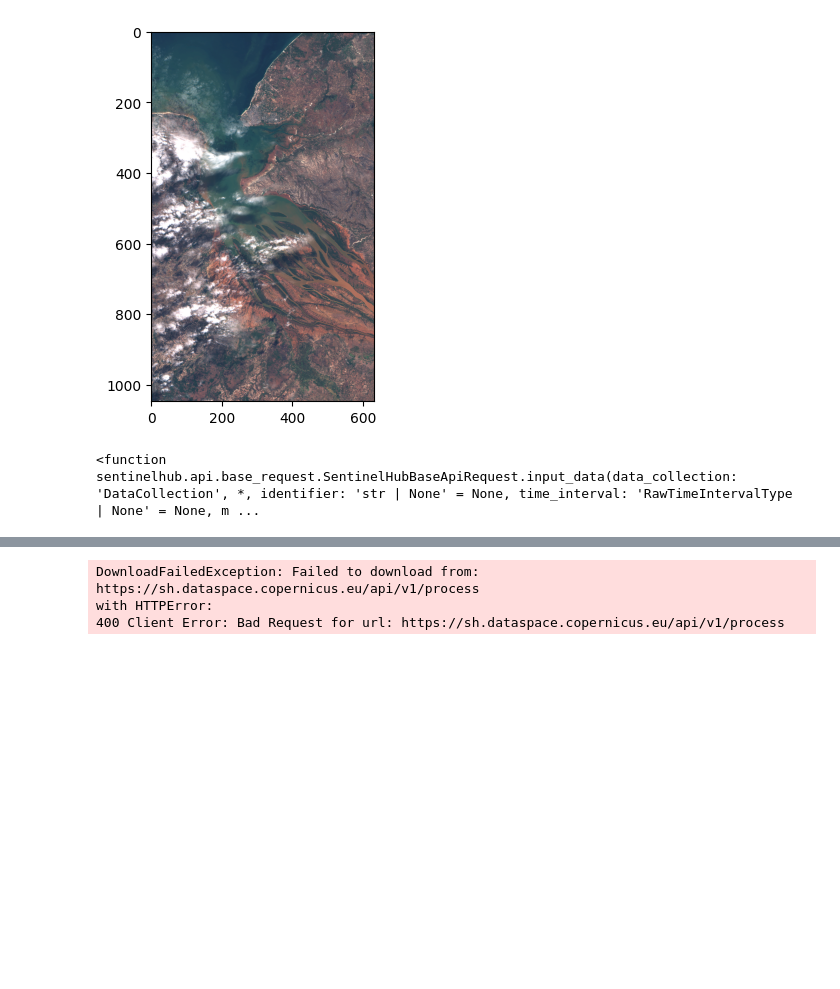
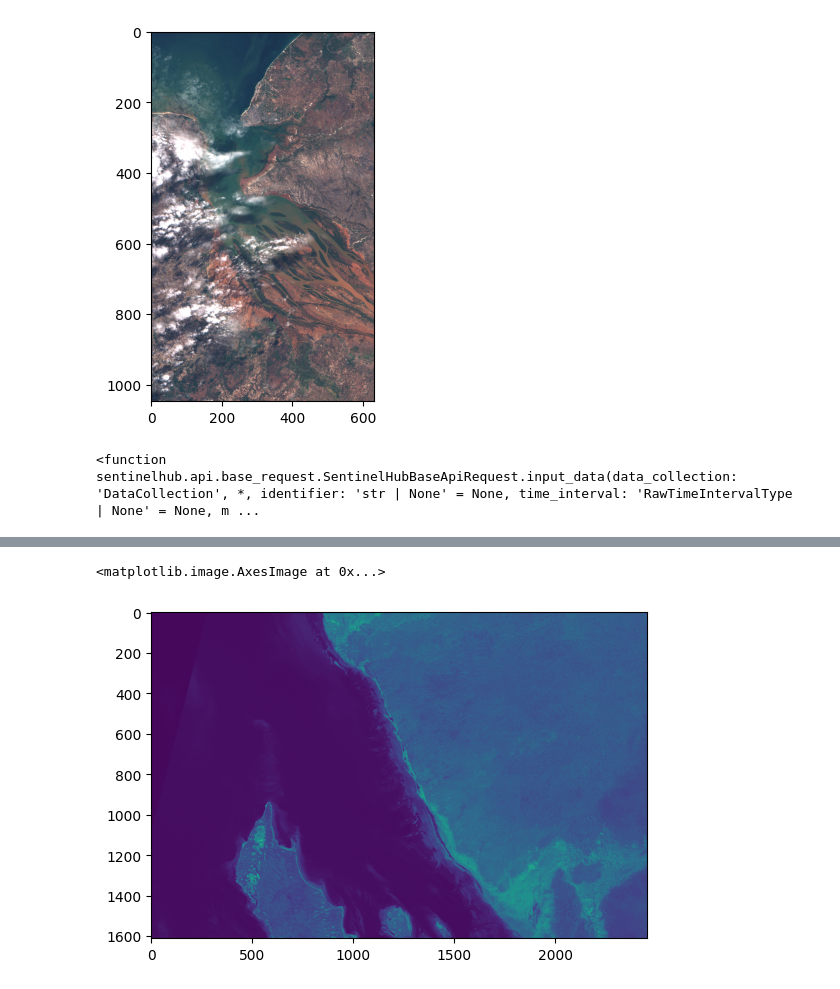
Before and after one commit to irr-github/sat-data, a Jupyter notebook: examples/sentinelhub_example.ipynb, the cells around one changed output, grey strips where cells are left out. Drawn from its saved outputs; the diff is of its cells as text; code cells hidden in the pictures; blank space fills up the shorter version.

```diff
--- a/examples/sentinelhub_example.ipynb
+++ b/examples/sentinelhub_example.ipynb
@@ -47,16 +49,14 @@ Clipping input data to the valid range for imshow with RGB data ([0..1] for floa
 # %%
-test_script = gen_eval_script(["B02", "B03", "B04"])
-pprint(test_script)
+test_script = gen_eval_script(["B11"][::-1])
+# pprint(test_script)
 request = make_box_request(test_script, area_coordinates = bbox,
     time_interval =("2020-06-04", "2020-06-13"),
     resolution_m =  60,
     max_could_frac = 0.2,
 )
 images = request.get_data()
 img = images[0]
-plt.imshow(img[:,:,0])
+plt.imshow(img[:,:,-1])
 # %% [output]
-DownloadFailedException: Failed to download from:
-https://sh.dataspace.copernicus.eu/api/v1/process
-with HTTPError:
-400 Client Error: Bad Request for url: https://sh.dataspace.copernicus.eu/api/v1/process
+<matplotlib.image.AxesImage at 0x...>
+[figure, added]
```
Also changed, not shown: parts of 2 cells of this notebook, 2 other files.
